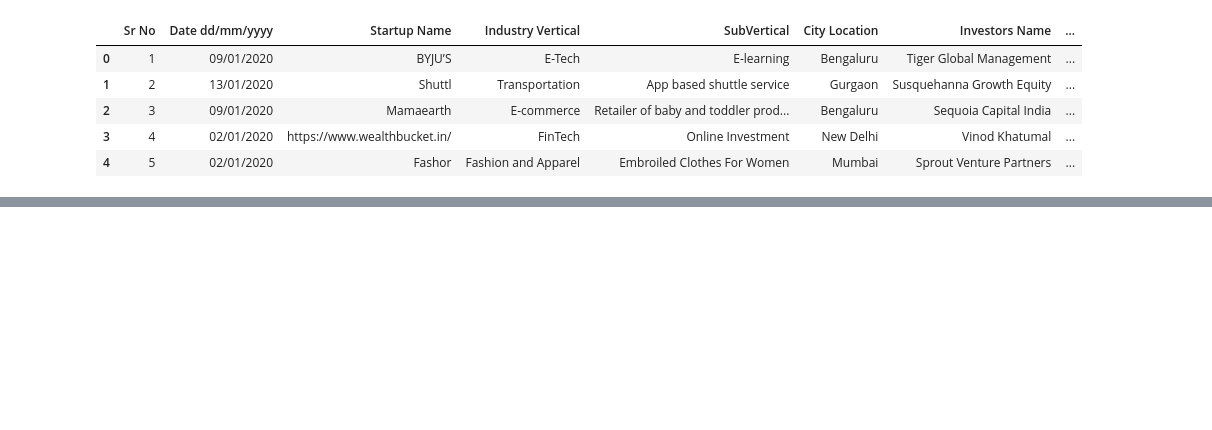
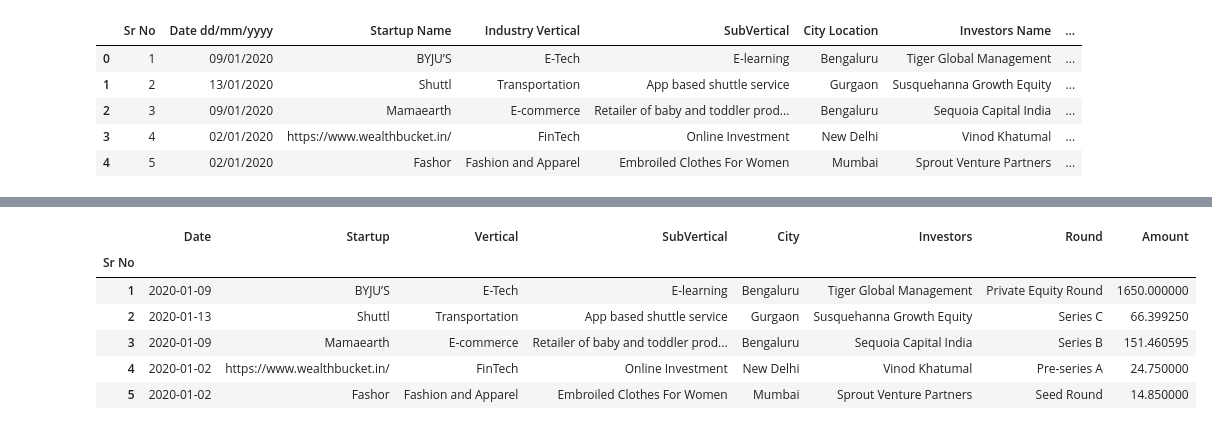
Before and after one commit to mrqadeer/data-science-pandas-case-studies-apps, a Jupyter notebook: notebooks/1_funds.ipynb, the cells around one changed output, grey strips where cells are left out. Cells and saved outputs as stored; diff of their text form; code cells hidden in the pictures; blank space fills up the shorter version.

```diff
--- a/notebooks/1_funds.ipynb
+++ b/notebooks/1_funds.ipynb
@@ -19,0 +180,21 @@ df.head()
+# %%
+import warnings
+warnings.filterwarnings(action='ignore')
+df['Amount']=df['Amount'].astype('float')
+# %%
+df['Amount']=df['Amount'].apply(lambda dollar: (dollar*82.5)/10000000)
+# %%
+df["Date"]=df["Date"].str.replace("05/072018","05/07/2018")
+# %%
+# df["Date"]=pd.to_datetime(df["Date"],errors='coerce',)
+df['Date'] = pd.to_datetime(df['Date'],errors='coerce', format='%d/%m/%Y')
+# %%
+df.head()
+# %% [output]
+|  | Date | Startup | Vertical | SubVertical | City | Investors | Round | Amount |
+| Sr No |  |  |  |  |  |  |  |  |
+| 1 | 2020-01-09 | BYJU’S | E-Tech | E-learning | Bengaluru | Tiger Global Management | Private Equity Round | 1650.000000 |
+| 2 | 2020-01-13 | Shuttl | Transportation | App based shuttle service | Gurgaon | Susquehanna Growth Equity | Series C | 66.399250 |
+| 3 | 2020-01-09 | Mamaearth | E-commerce | Retailer of baby and toddler prod... | Bengaluru | Sequoia Capital India | Series B | 151.460595 |
+| 4 | 2020-01-02 | https://www.wealthbucket.in/ | FinTech | Online Investment | New Delhi | Vinod Khatumal | Pre-series A | 24.750000 |
+| 5 | 2020-01-02 | Fashor | Fashion and Apparel | Embroiled Clothes For Women | Mumbai | Sprout Venture Partners | Seed Round | 14.850000 |
```
Also changed, not shown: parts of 20 cells of this notebook, 7 other files.
